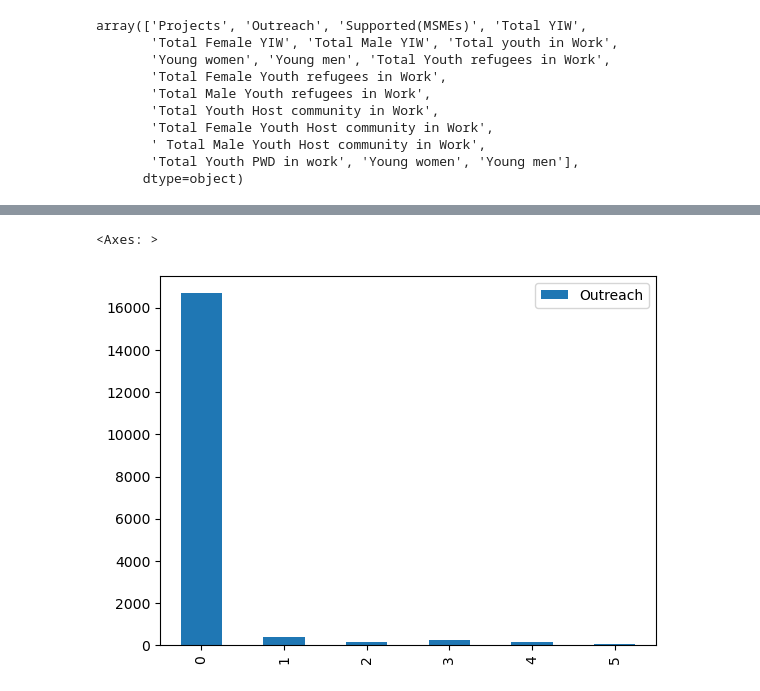
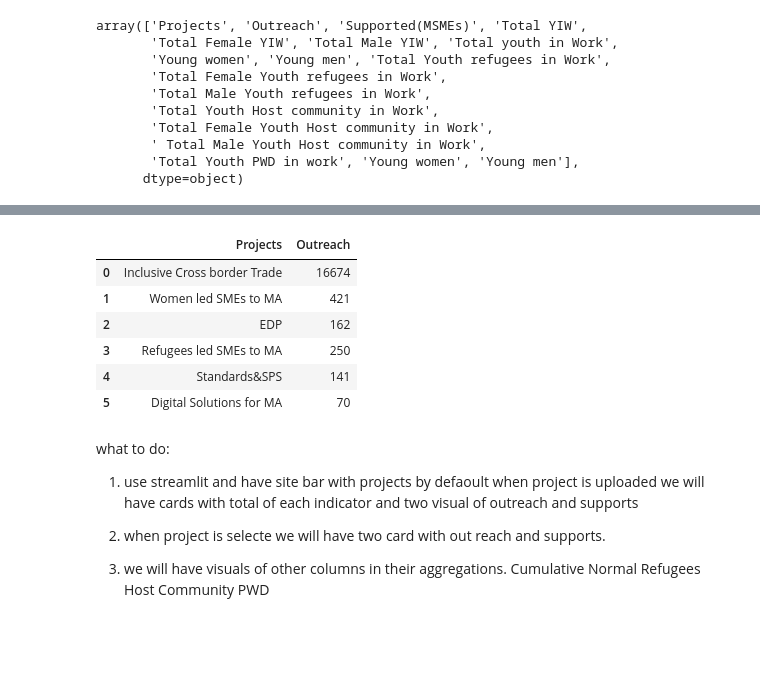
Before and after one commit to Rootkiti/tool, a Jupyter notebook: tool.ipynb, the cells around one changed output, grey strips where cells are left out. Saved outputs shown, nothing was run; the diff lists cells and outputs as text; code cells hidden in the pictures; blank space fills up the shorter version.

Commit message:
what to do

```diff
--- a/tool.ipynb
+++ b/tool.ipynb
@@ -39,7 +48,11 @@ data1 = data1.fillna(0)
 # %%
 data1 = data1.iloc[:-1,:]
+data1[['Projects','Outreach']]
+# %% [output]
+|  | Projects | Outreach |
+| 0 | Inclusive Cross border Trade | 16674 |
+| 1 | Women led SMEs to MA | 421 |
+| 2 | EDP | 162 |
+| 3 | Refugees led SMEs to MA | 250 |
+| 4 | Standards&SPS | 141 |
+| 5 | Digital Solutions for MA | 70 |
-# %%
-data1[['Projects','Outreach']].plot(kind='bar')
-# %% [output]
-<Axes: >
-[figure, removed]
@@ -45,0 +84,13 @@ data1[['Projects','Outreach']].plot(kind='bar')
+# %% [markdown]
+what to do:
+1. use streamlit and have site bar with projects
+by defaoult when project is uploaded we will have cards with total of each indicator and two visual of outreach and supports
+
+2. when project is selecte we will have two card with out reach and supports.
+
+3. we will have visuals of other columns in their aggregations.
+Cumulative
+Normal
+Refugees
+Host Community
+PWD
```
Also changed, not shown: parts of 4 cells of this notebook.
